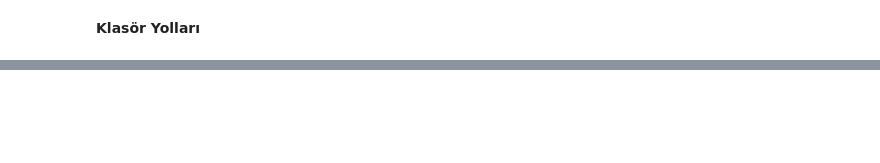
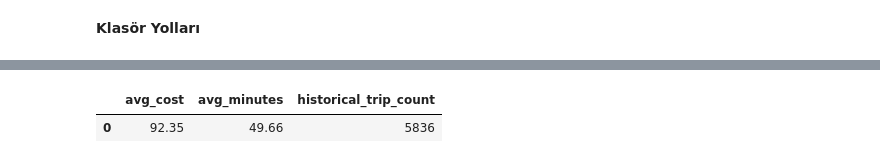
Before and after one commit to nisaklsoglu/NYC-Taxi-Bench, a Jupyter notebook: data_preprocessing.ipynb, the cells around one changed output, grey strips where cells are left out. Cells and saved outputs as stored; diff of their text form; code cells hidden in the pictures; blank space fills up the shorter version.

```diff
--- a/data_preprocessing.ipynb
+++ b/data_preprocessing.ipynb
@@ -90,0 +723,83 @@ print("YELLOW TAXI VERİ SETİ BAŞARIYLA TEMİZLENDİ VE OPTİMİZE EDİLDİ")
+# %%
+import psutil
+import time
+import os
+import uuid
+import pyarrow.dataset as ds
+import pandas as pd
+from pyspark.sql import functions as F
+
+class AdvancedQueryDispatcher:
+    def __init__(self, spark_session, datafusion_context):
+        self.spark = spark_session
+        self.ctx = datafusion_context
+
+    def get_system_load(self):
+        """Sistemin anlık RAM kullanım yüzdesini döner"""
+        memory = psutil.virtual_memory()
+        return memory.percent
+
+    def route_and_execute(self, query_type, pickup_loc=None, dropoff_loc=None, month=1):
+        current_ram_usage = self.get_system_load()
+        print(f"[Dispatcher v2.0] Anlık Sistem RAM Doluluk Oranı: %{current_ram_usage}")
+
+        if current_ram_usage > 85.0:
+            print("[Dispatcher v2.0] UYARI: Kritik RAM seviyesi! Güvenlik için Apache Spark'a yönlendiriliyor.")
+            return self._safe_spark_execution()
+
+        if query_type == "complex_join":
+            print("[Dispatcher v2.0] Karar: Karmaşık İş Yükü -> Apache Spark.")
+            return self._run_spark_join()
+
+        elif query_type == "point_estimation":
+            print("[Dispatcher v2.0] Karar: Hafif Sorgu ve Uygun Sistem Kaynağı -> DataFusion.")
+            try:
+                return self._run_datafusion_estimation(pickup_loc, dropoff_loc, month=month)
+            except Exception as e:
+                print(f"[Dispatcher v2.0] DataFusion hata verdi ({e}), Spark'a geçiliyor...")
+                return self._run_spark_join()
+        else:
+            return self._run_spark_join()
+
+    def _run_spark_join(self):
+        t0 = time.perf_counter()
+        sdf = self.spark.read.parquet("data/clean/yellow_tripdata_2023/")
+        lookup_df = self.spark.read.csv("data/raw/taxi_zone_lookup.csv", header=True, inferSchema=True)
+        res = (sdf
+            .join(F.broadcast(lookup_df), sdf.PULocationID == lookup_df.LocationID, "inner")
+            .groupBy("Zone")
+            .agg(
+                F.round(F.avg("total_amount"), 2).alias("avg_cost"),
+                F.count("*").alias("trip_count")
+            )
+            .orderBy(F.col("trip_count").desc())
+            .limit(5)
+            .toPandas())
+        return "Apache Spark", time.perf_counter() - t0, res
+
+    def _run_datafusion_estimation(self, p_loc, d_loc, month=1):
+        t0 = time.perf_counter()
+        table_name = f"clean_taxi_{uuid.uuid4().hex}"
+        dataset = ds.dataset("data/clean/yellow_tripdata_2023/", format="parquet", partitioning="hive")
+        self.ctx.register_dataset(table_name, dataset)
+
+        query = f"""
+            SELECT
+                ROUND(CAST(AVG(total_amount) AS DOUBLE), 2) as avg_cost,
+                ROUND(CAST(AVG(trip_duration_seconds) / 60.0 AS DOUBLE), 2) as avg_minutes,
+                COUNT(*) as historical_trip_count
+            FROM {table_name}
+            WHERE "pickup_month" = {month} AND "PULocationID" = {p_loc} AND "DOLocationID" = {d_loc}
+        """
+        res = self.ctx.sql(query).to_pandas()
+        return "DataFusion", time.perf_counter() - t0, res
+
+    def _safe_spark_execution(self):
+        return self._run_spark_join()
+
+# Gelişmiş Dispatcher'ı Test Et
+advanced_dispatcher = AdvancedQueryDispatcher(spark, ctx)
+engine, duration, res = advanced_dispatcher.route_and_execute(query_type="point_estimation", pickup_loc=132, dropoff_loc=230)
+print(f"\nSeçilen Motor: {engine} | Süre: {duration:.3f} sn")
+display(res)
+# %% [output]
@@ -90,0 +810,2 @@ print("YELLOW TAXI VERİ SETİ BAŞARIYLA TEMİZLENDİ VE OPTİMİZE EDİLDİ")
+|  | avg_cost | avg_minutes | historical_trip_count |
+| 0 | 92.35 | 49.66 | 5836 |
```
Also changed, not shown: parts of 43 cells of this notebook, 2 other files.
